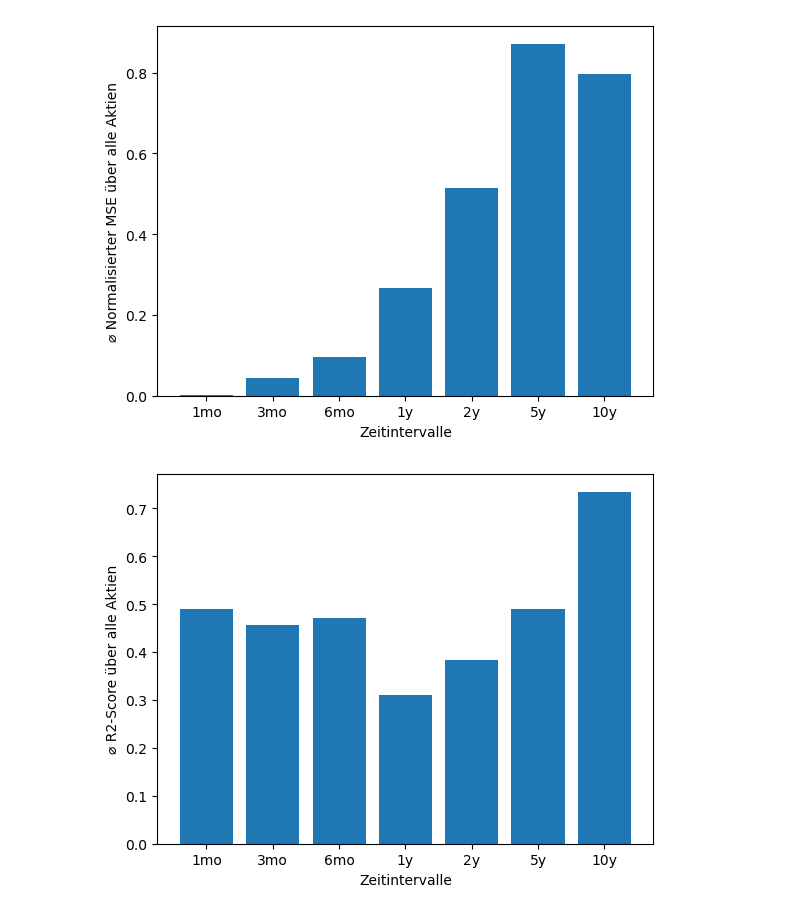
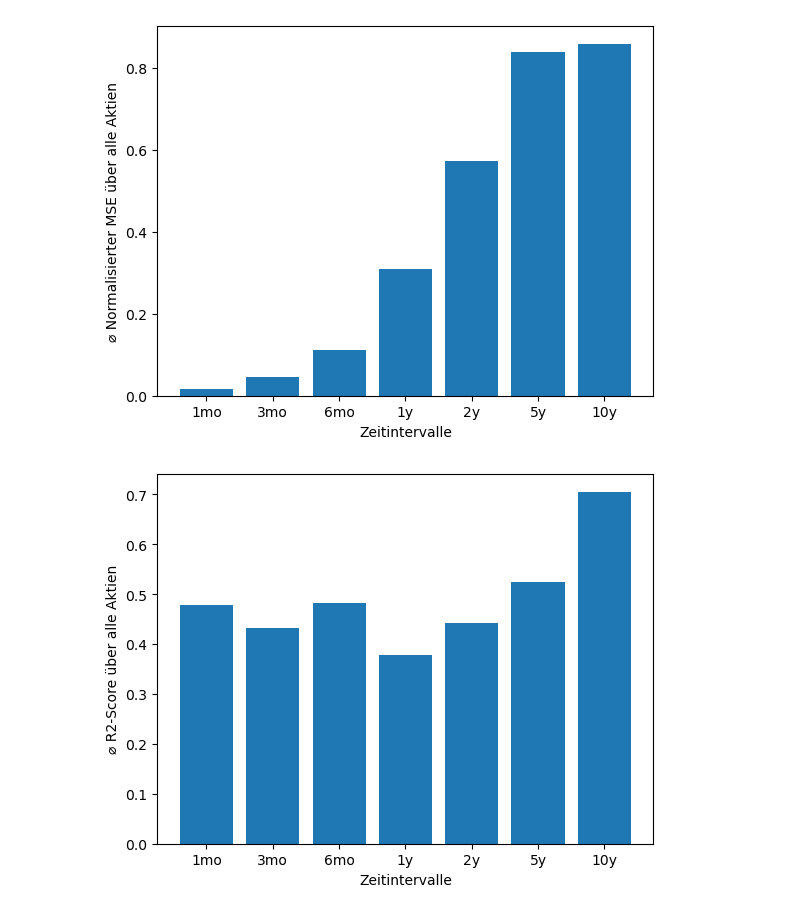
Before and after one commit to elmanjay/DataScienceProjekt, a Jupyter notebook: analysis/Analyse Intervall Regression.ipynb, the cells around one changed output. Cells and saved outputs as stored; diff of their text form; code cells hidden in the pictures.

```diff
--- a/analysis/Analyse Intervall Regression.ipynb
+++ b/analysis/Analyse Intervall Regression.ipynb
@@ -10,7 +10,8 @@ import matplotlib.pyplot as plt
 from sklearn.preprocessing import StandardScaler
 from sklearn.preprocessing import MinMaxScaler
 
-assets= ['AAPL', 'AMZN', 'GOOGL', 'MSFT', 'TSLA',  'JPM', 'JNJ', 'BAC', 'WMT', 'PG', 'MA', 'NVDA', 'HD', 'PYPL', 'DIS', 'INTC', 'VZ', 'CMCSA']
+assets = ["AAPL", "AMZN", "GOOGL", "MSFT", "TSLA", "JPM", "JNJ", "BAC", "WMT", "PG", "MA", "NVDA", "HD", "PYPL", "DIS", "INTC", "VZ",
+          "CMCSA", "CVX", "MRK", "ASML", "KO", "PEP", "ABBV", "AZN", "NOW", "SHEL", "AMD", "META", "LLY", "UNH", "V", "XOM", "PG", "CRM", "SAP", "TBC", "HSBC"]
 intervalls=  ["1mo", "3mo", "6mo", "1y", "2y", "5y", "10y"]
 means= []
 results = pd.DataFrame(index=assets,columns=intervalls)
@@ -54,7 +55,7 @@ plt.xlabel("Zeitintervalle")
 plt.ylabel("⌀ Normalisierter MSE über alle Aktien")
 plt.show()
 # %% [output]
-[figure, old version]
+[figure, new version]
 # %%
 import yfinance as yf
 import pandas as pd
@@ -68,7 +69,8 @@ from sklearn.preprocessing import StandardScaler
 from sklearn.preprocessing import MinMaxScaler
 from sklearn.metrics import r2_score
 
-assets= ['AAPL', 'AMZN', 'GOOGL', 'MSFT', 'TSLA',  'JPM', 'JNJ', 'BAC', 'WMT', 'PG', 'MA', 'NVDA', 'HD', 'PYPL', 'DIS', 'INTC', 'VZ', 'CMCSA']
+assets = ["AAPL", "AMZN", "GOOGL", "MSFT", "TSLA", "JPM", "JNJ", "BAC", "WMT", "PG", "MA", "NVDA", "HD", "PYPL", "DIS", "INTC", "VZ",
+          "CMCSA", "CVX", "MRK", "ASML", "KO", "PEP", "ABBV", "AZN", "NOW", "SHEL", "AMD", "META", "LLY", "UNH", "V", "XOM", "PG", "CRM", "SAP", "TBC", "HSBC"]
 intervalls=  ["1mo", "3mo", "6mo", "1y", "2y", "5y", "10y"]
 means= []
 results = pd.DataFrame(index=assets,columns=intervalls)
@@ -77,31 +79,31 @@ results = pd.DataFrame(index=assets,columns=intervalls)
 for element in assets:
     for time in intervalls:
             msft = yf.Ticker(element)
             df = msft.history(period=time)
             df.reset_index(inplace=True)
             df["Date"] = pd.Series(df["Date"], dtype="string")
             train, test = train_test_split(df, test_size=0.2, random_state=42)
             X_train = np.array(train.index).reshape(-1, 1)
             y_train = train["Close"]
             X_test = np.array(test.index).reshape(-1, 1)
             y_test = test["Close"]
             model = LinearRegression()
             model.fit(X_train, y_train)
             X_all = np.array(df.index).reshape(-1, 1)
             predictions = model.predict(X_all)
             predictionstest = model.predict(X_test)
             predictionstrain = model.predict(X_train)
             r2_score_result = r2_score(y_train, predictionstrain)
             results.at[element, time] = r2_score_result
 #Berechnung der durschnittlichen R2 für jedes Intervall
 for element in results:
     means.append(results[element].mean())
 
 ywerte = means
 xwerte = intervalls
 plt.bar(xwerte, ywerte)
 plt.xlabel("Zeitintervalle")
 plt.ylabel("⌀ R2-Score über alle Aktien")
 plt.show()
 # %% [output]
-[figure, old version]
+[figure, new version]
```
